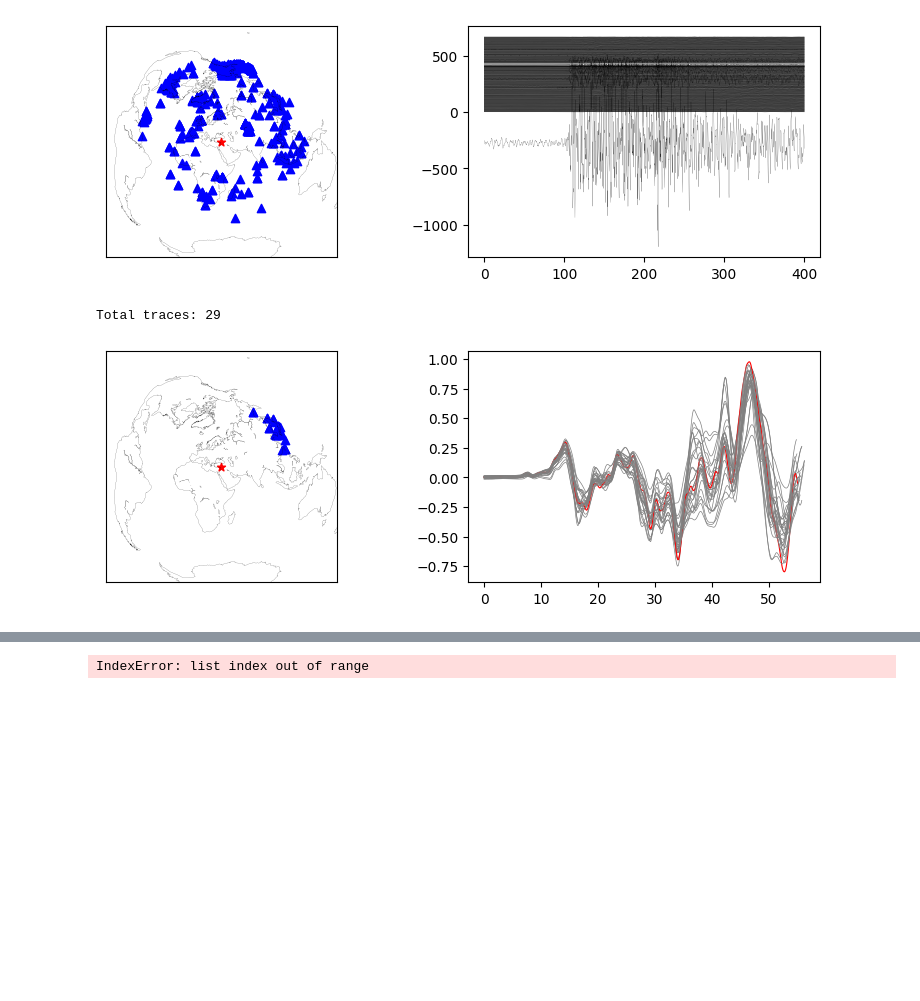
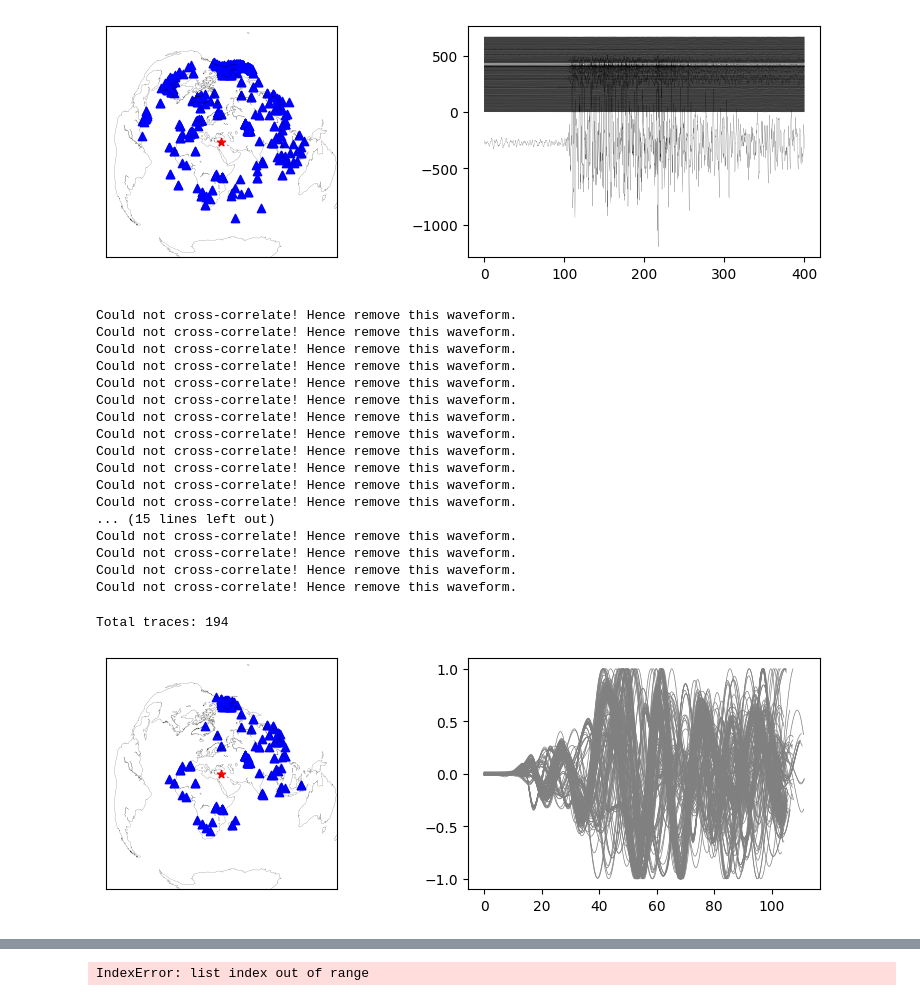
Before and after one commit to ajay6763/earthquake_bp_obspy, a Jupyter notebook: Array_selection.ipynb, the cells around one changed output, grey strips where cells are left out. Cells and saved outputs as stored; diff of their text form; code cells hidden in the pictures; blank space fills up the shorter version.

```diff
--- a/Array_selection.ipynb
+++ b/Array_selection.ipynb
@@ -304,15 +393,32 @@ def array_selection_plot(stream,event_lat,event_long,az_min,az_max,dist_min=0,di
 # %%
 stream_test=stream_work.copy()
-# %%
-#JP
-az_min=20
-az_max=80
-dist_min=60 #30
-dist_max=90
-stream_sorted=array_selection_plot(stream_test,event_lat,event_long,az_min,az_max,dist_min,dist_max,
-                    bp_l=0.01,bp_h=1,SNR_window=20,max_lag=20,time_before=20,time_after=20,
-                     corr_thresh=0.6,t_plot_start=5,
-                     t_plot_end=50,SNR=10)
-# %% [output]
-Total traces: 29
-[figure, removed]
+# %%
+#all
+az_min=-180
+az_max=180
+dist_min=30 #30
+dist_max=90
+stream_sorted=array_selection_plot_ref_stack(stream_test,event_lat,event_long,az_min,az_max,dist_min,dist_max,
+                    bp_l=0.01,bp_h=0.08,SNR_window=20,max_lag=40,time_before=40,time_after=40,
+                     corr_thresh=0.6,t_plot_start=5,
+                     t_plot_end=100,SNR=10)
+# %% [output]
+Could not cross-correlate! Hence remove this waveform.
+Could not cross-correlate! Hence remove this waveform.
+Could not cross-correlate! Hence remove this waveform.
+Could not cross-correlate! Hence remove this waveform.
+Could not cross-correlate! Hence remove this waveform.
+Could not cross-correlate! Hence remove this waveform.
+Could not cross-correlate! Hence remove this waveform.
+Could not cross-correlate! Hence remove this waveform.
+Could not cross-correlate! Hence remove this waveform.
+Could not cross-correlate! Hence remove this waveform.
+Could not cross-correlate! Hence remove this waveform.
+Could not cross-correlate! Hence remove this waveform.
+... (15 lines left out)
+Could not cross-correlate! Hence remove this waveform.
+Could not cross-correlate! Hence remove this waveform.
+Could not cross-correlate! Hence remove this waveform.
+Could not cross-correlate! Hence remove this waveform.
+Total traces: 194
+[figure, added]
```
Also changed, not shown: parts of 8 cells of this notebook, 1 other file.
